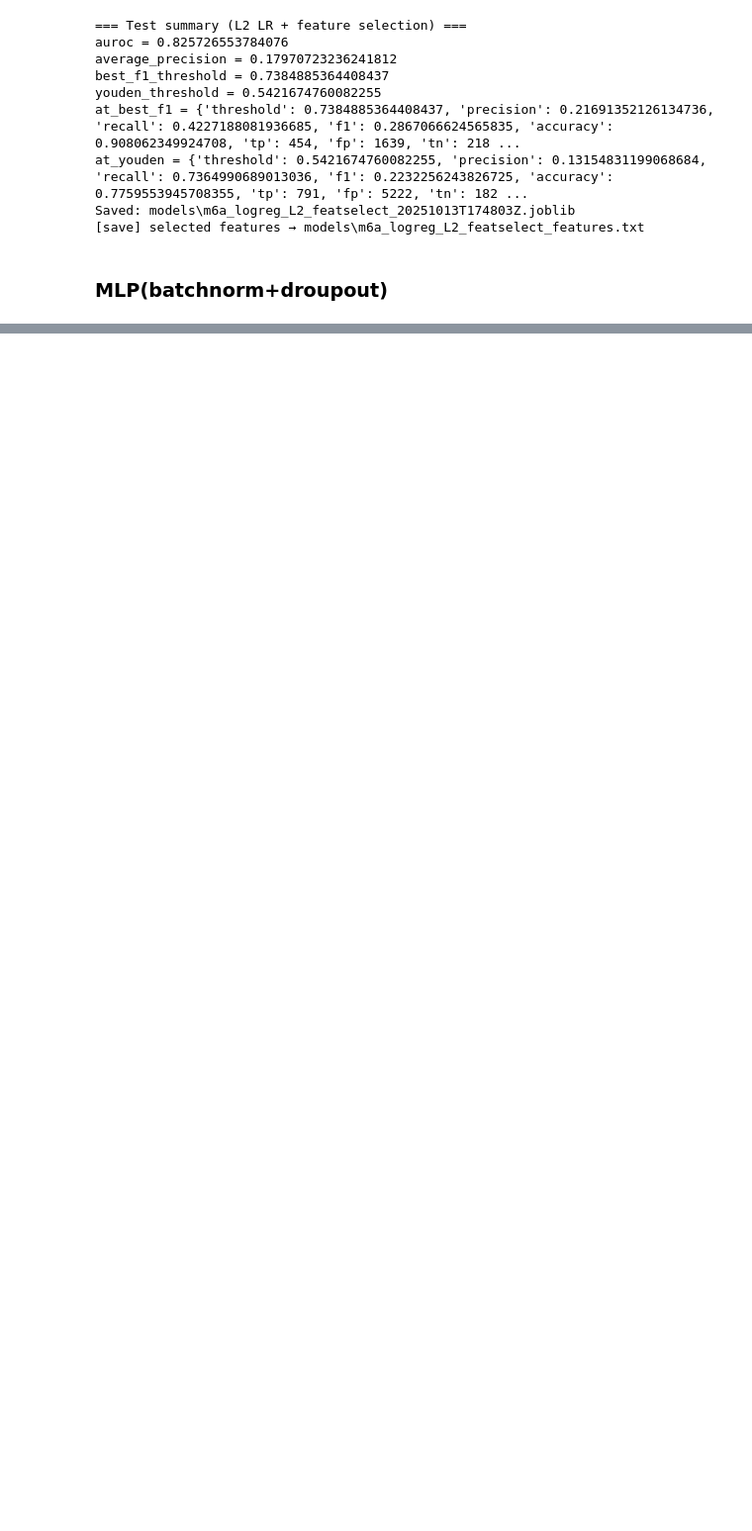
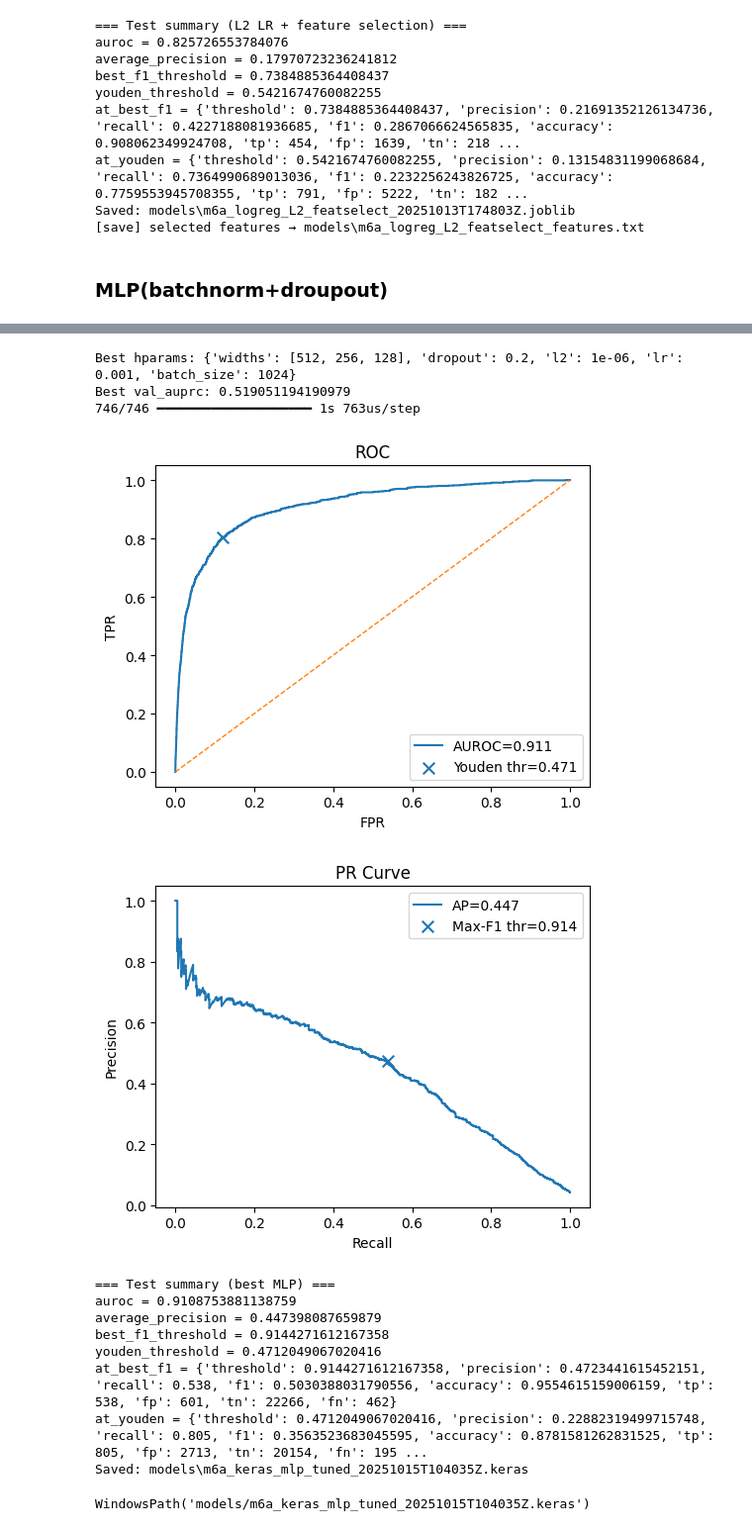
Before and after one commit to Kayannn123/DSA4262-Term-Project, a Jupyter notebook: lmao.ipynb, the cells around one changed output, grey strips where cells are left out. Shown at 99% size. Saved outputs shown, nothing was run; the diff lists cells and outputs as text; code cells hidden in the pictures; blank space fills up the shorter version.

```diff
--- a/lmao.ipynb
+++ b/lmao.ipynb
@@ -1105,3 +1094,29 @@ WindowsPath('models/m6a_keras_mlp_tuned_us_20251014T150101Z.keras')
+# %%
+best_model = best["model"]
+print("\nBest hparams:", best["hparams"])
+print("Best val_auprc:", best["val_auprc"])
+
+summary = evaluate_keras_minimal(best_model, X_test, Y_test, plot_prefix=PLOT_PREFIX)
+print("\n=== Test summary (best MLP) ===")
+for k, v in summary.items():
+    print(k, "=", v)
+
+save_keras_minimal(best_model, name=MODEL_NAME, models_dir="models")
+# %% [output]
+Best hparams: {'widths': [512, 256, 128], 'dropout': 0.2, 'l2': 1e-06, 'lr': 0.001, 'batch_size': 1024}
+Best val_auprc: 0.519051194190979
+746/746 ━━━━━━━━━━━━━━━━━━━━ 1s 763us/step
+[figure, added]
+[figure, added]
+=== Test summary (best MLP) ===
+auroc = 0.9108753881138759
+average_precision = 0.447398087659879
+best_f1_threshold = 0.9144271612167358
+youden_threshold = 0.4712049067020416
+at_best_f1 = {'threshold': 0.9144271612167358, 'precision': 0.4723441615452151, 'recall': 0.538, 'f1': 0.5030388031790556, 'accuracy': 0.9554615159006159, 'tp': 538, 'fp': 601, 'tn': 22266, 'fn': 462}
+at_youden = {'threshold': 0.4712049067020416, 'precision': 0.22882319499715748, 'recall': 0.805, 'f1': 0.3563523683045595, 'accuracy': 0.8781581262831525, 'tp': 805, 'fp': 2713, 'tn': 20154, 'fn': 195 ...
+Saved: models\m6a_keras_mlp_tuned_20251015T104035Z.keras
+WindowsPath('models/m6a_keras_mlp_tuned_20251015T104035Z.keras')
 # %%
 import json, gzip, io, os
 from pathlib import Path
```
Also changed, not shown: parts of 6 cells of this notebook, 12 other files.
